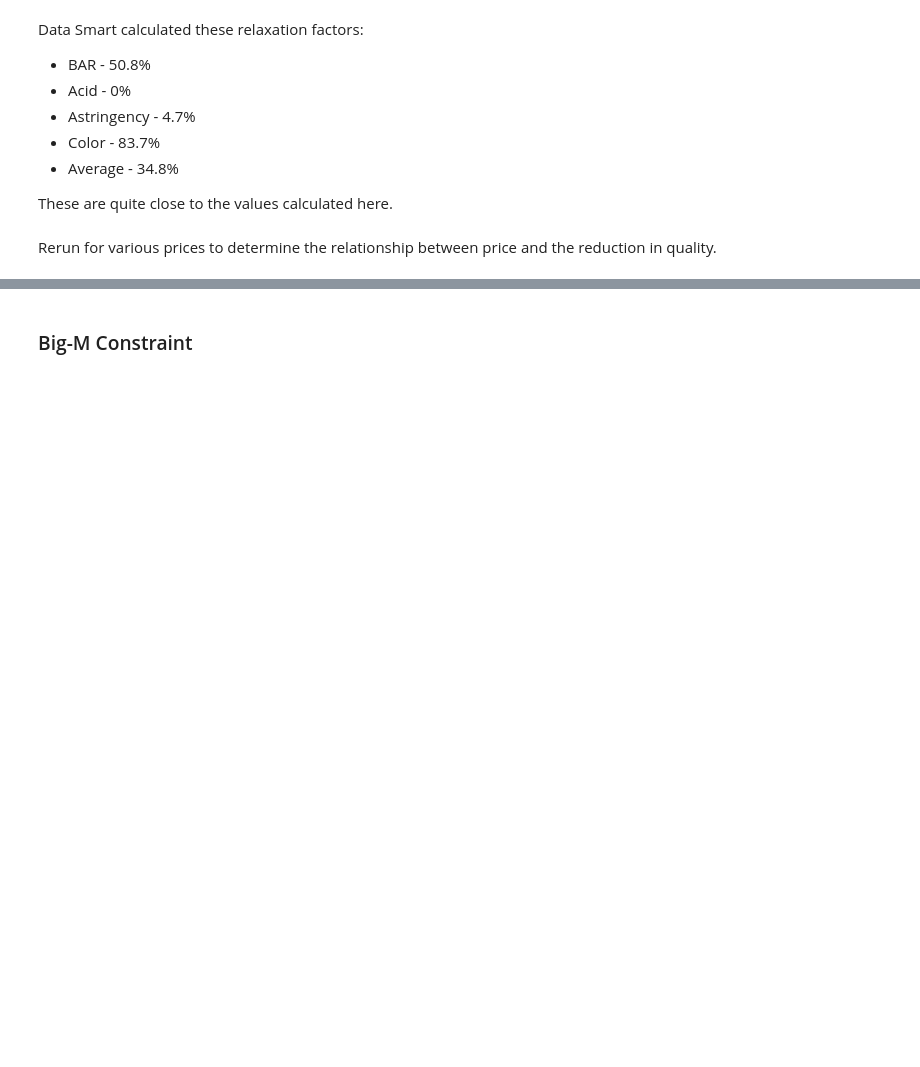
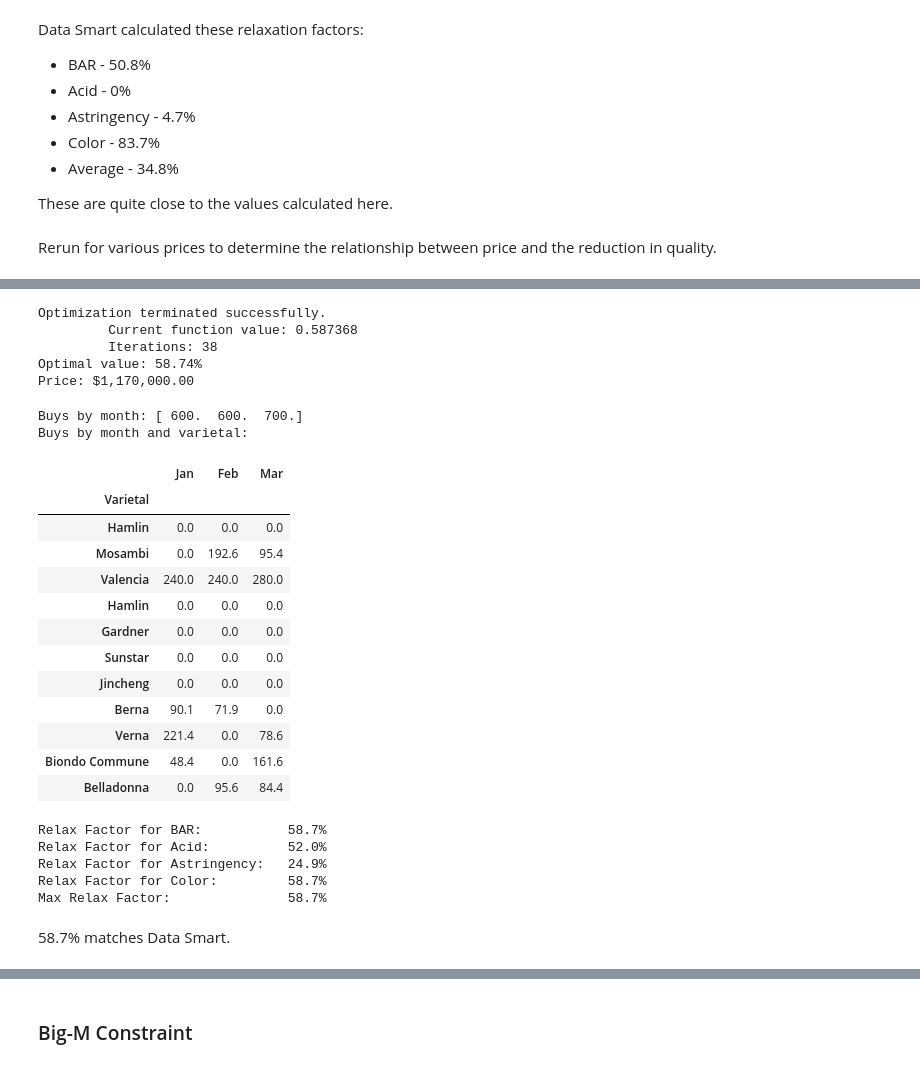
Before and after one commit to slstarnes/data-smart-sans-excel, a Jupyter notebook: Data Smart Sans Excel - Ch. 4.ipynb, the cells around one changed output, grey strips where cells are left out. Drawn from its saved outputs; the diff is of its cells as text; code cells hidden in the pictures; blank space fills up the shorter version.

```diff
--- a/Data Smart Sans Excel - Ch. 4.ipynb
+++ b/Data Smart Sans Excel - Ch. 4.ipynb
@@ -419,0 +479,80 @@ price_vs_relaxed_qual.plot(title='Cost vs Quality Reduction')
+# %%
+# Note: the below code assumes the above code has been executed.
+
+# Modify A_eq
+# remove the 4th equality constraint (4th row). This is the one used to set the
+# 38th element as the average of elements 34-37.
+if A_eq.shape == (4, 38):
+    A_eq_MM = np.delete(A_eq,3,0)
+
+# Modify b_eq
+# remove 4th element as 4th equation was removed
+if b_eq.shape == (4,):
+    b_eq_MM = np.delete(b_eq,3,0)
+
+# Modify A_ub
+# append 4 new equations to ensure that each of the 4 relaxation factors are less than the max
+# factor (which we will minimize)
+if A_ub.shape == (39, 38):
+    A_ub_MM = np.vstack((A_ub,
+                   np.hstack((np.zeros(33),[1,0,0,0,-1])),
+                   np.hstack((np.zeros(33),[0,1,0,0,-1])),
+                   np.hstack((np.zeros(33),[0,0,1,0,-1])),
+                   np.hstack((np.zeros(33),[0,0,0,1,-1]))))
+
+# Modify b_ub
+# add 4 zeros as part of the 4 new equations
+if b_ub.shape == (39,):
+    b_ub_MM = np.hstack((b_ub,np.zeros(4)))
+
+# No need to modify c as it is the same as the previous relaxation case (minimize final element)
+# %%
+res_MM = linprog(c, A_eq=A_eq_MM, b_eq=b_eq_MM,
+              A_ub=A_ub_MM, b_ub=b_ub_MM,bounds=(0, None),options={"disp": True})
+print('Optimal value:', '{0:,.2f}%'.format(res_MM.fun*100))
+print('Price:', '${0:,.2f}'.format((res_MM.x * price_checker).sum()))
+# %% [output]
+Optimization terminated successfully.
+         Current function value: 0.587368
+         Iterations: 38
+Optimal value: 58.74%
+Price: $1,170,000.00
+# %%
+buy = res_MM.x[:suppliers*num_months].reshape(3,11).T
+print ('Buys by month:',buy.sum(axis=0))
+print ('Buys by month and varietal:')
+buy_df = pd.DataFrame(buy,columns=['Jan','Feb','Mar'])
+buy_df.index = specs_df.index
+buy_df = buy_df.applymap(lambda x: np.round(x,1))
+buy_df
+# %% [output]
+Buys by month: [ 600.  600.  700.]
+Buys by month and varietal:
+|  | Jan | Feb | Mar |
+| Varietal |  |  |  |
+| Hamlin | 0.0 | 0.0 | 0.0 |
+| Mosambi | 0.0 | 192.6 | 95.4 |
+| Valencia | 240.0 | 240.0 | 280.0 |
+| Hamlin | 0.0 | 0.0 | 0.0 |
+| Gardner | 0.0 | 0.0 | 0.0 |
+| Sunstar | 0.0 | 0.0 | 0.0 |
+| Jincheng | 0.0 | 0.0 | 0.0 |
+| Berna | 90.1 | 71.9 | 0.0 |
+| Verna | 221.4 | 0.0 | 78.6 |
+| Biondo Commune | 48.4 | 0.0 | 161.6 |
+| Belladonna | 0.0 | 95.6 | 84.4 |
+# %%
+relax_factors = res_MM.x[-5:] * 100
+print ('Relax Factor for BAR:\t\t{0:.1f}%'.format(relax_factors[0]))
+print ('Relax Factor for Acid:\t\t{0:.1f}%'.format(relax_factors[1]))
+print ('Relax Factor for Astringency:\t{0:.1f}%'.format(relax_factors[2]))
+print ('Relax Factor for Color:\t\t{0:.1f}%'.format(relax_factors[3]))
+print ('Max Relax Factor:\t\t{0:.1f}%'.format(relax_factors[4]))
+# %% [output]
+Relax Factor for BAR:           58.7%
+Relax Factor for Acid:          52.0%
+Relax Factor for Astringency:   24.9%
+Relax Factor for Color:         58.7%
+Max Relax Factor:               58.7%
+# %% [markdown]
+58.7% matches Data Smart.
```
Also changed, not shown: parts of 20 cells of this notebook.
